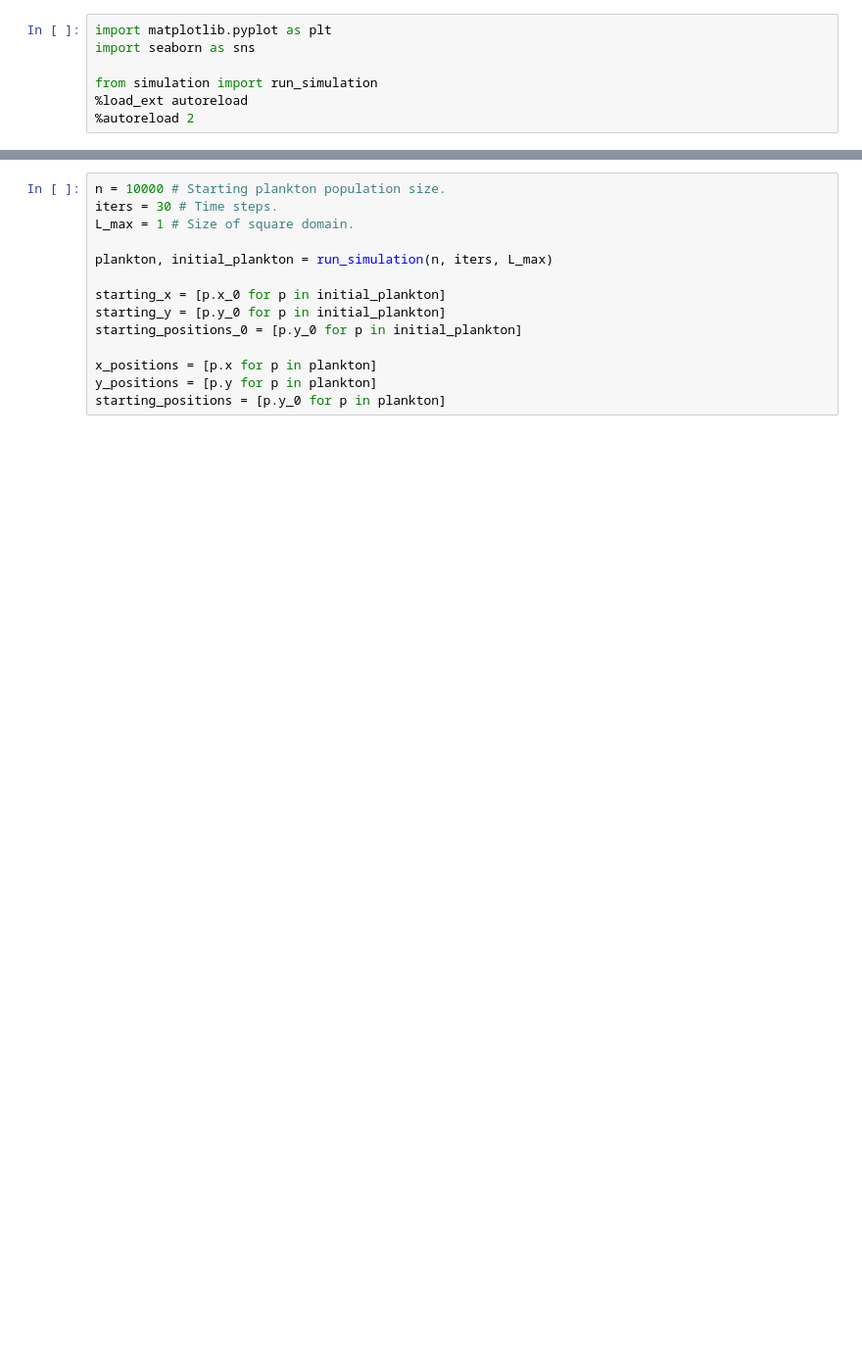
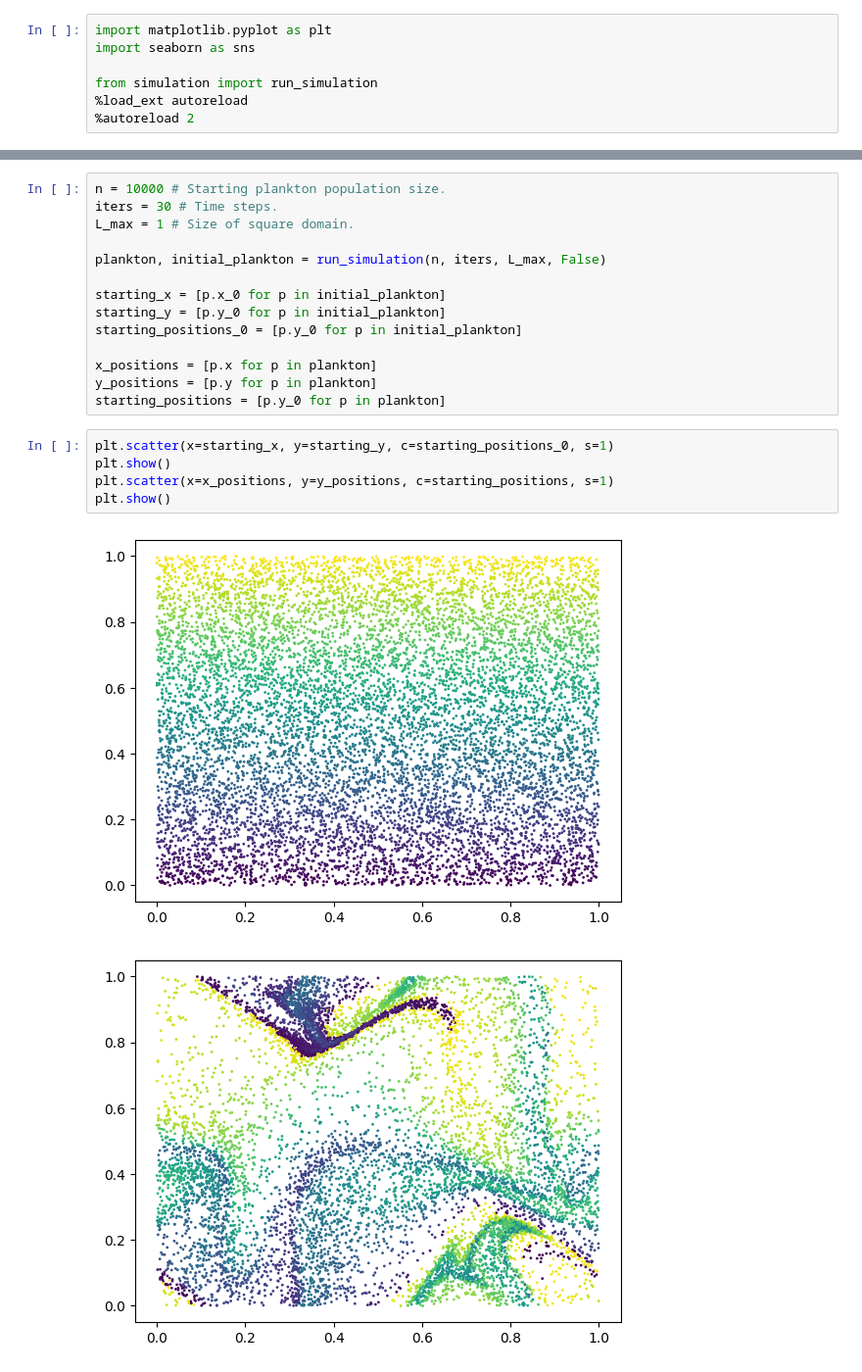
Before and after one commit to KatharinaBracher/Brownian-Bug-Model, a Jupyter notebook: plots.ipynb, the cells around one changed output, grey strips where cells are left out. Shown at 98% size. Cells and saved outputs as stored; diff of their text form; blank space fills up the shorter version.

```diff
--- a/plots.ipynb
+++ b/plots.ipynb
@@ -10,7 +12,7 @@ n = 10000 # Starting plankton population size.
 iters = 30 # Time steps.
 L_max = 1 # Size of square domain.
 
-plankton, initial_plankton = run_simulation(n, iters, L_max)
+plankton, initial_plankton = run_simulation(n, iters, L_max, False)
 
 starting_x = [p.x_0 for p in initial_plankton]
 starting_y = [p.y_0 for p in initial_plankton]
@@ -19,3 +21,11 @@ starting_positions_0 = [p.y_0 for p in initial_plankton]
 x_positions = [p.x for p in plankton]
 y_positions = [p.y for p in plankton]
 starting_positions = [p.y_0 for p in plankton]
+# %%
+plt.scatter(x=starting_x, y=starting_y, c=starting_positions_0, s=1)
+plt.show()
+plt.scatter(x=x_positions, y=y_positions, c=starting_positions, s=1)
+plt.show()
+# %% [output]
+[figure, added]
+[figure, added]
```
Also changed, not shown: parts of 4 cells of this notebook, 1 other file.
